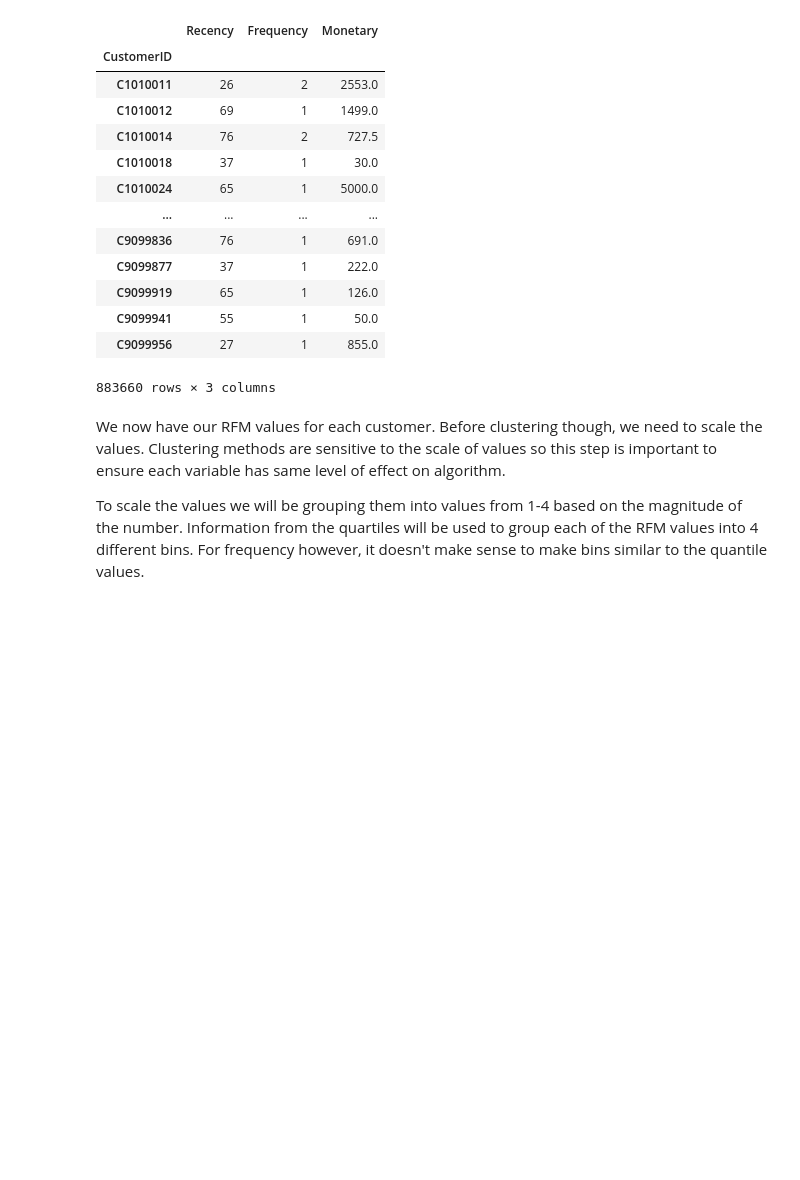
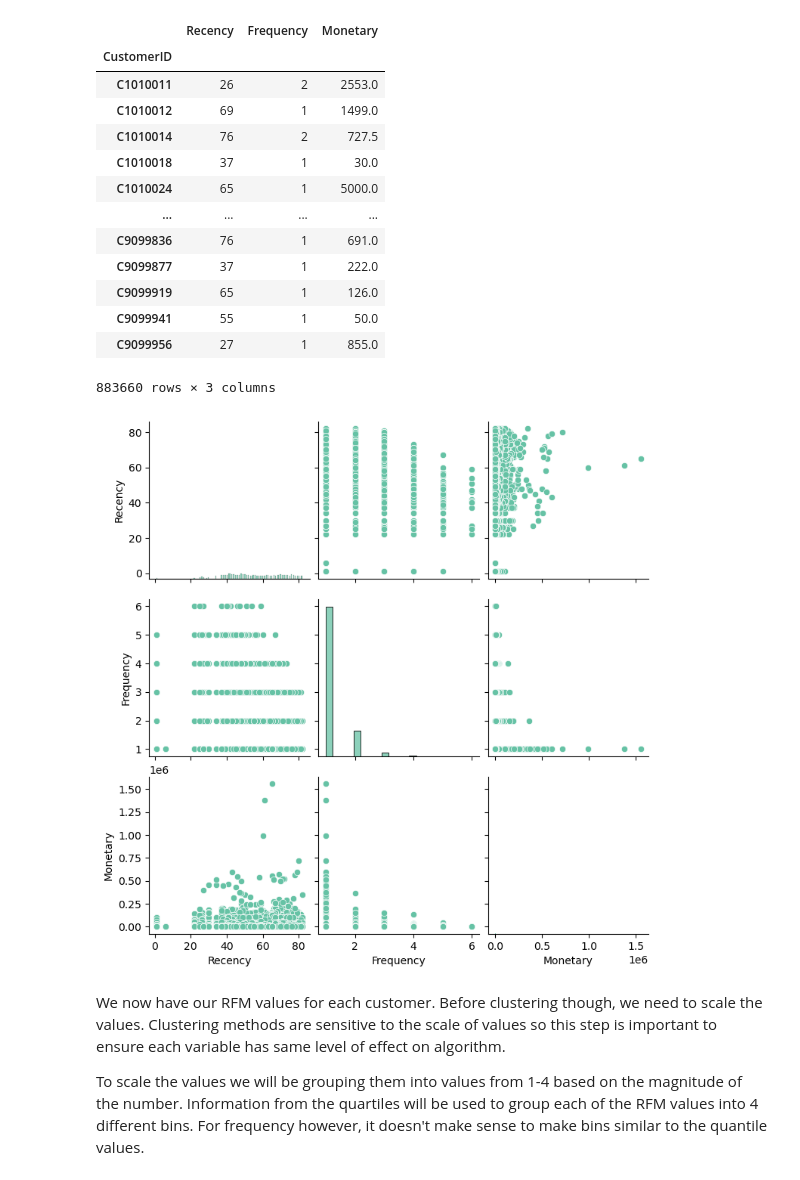
Before and after one commit to grahamgreene88/Behavioural-Segmentation, a Jupyter notebook: Behavioural Customer Segmentation.ipynb, the cells around one changed output. Saved outputs shown, nothing was run; the diff lists cells and outputs as text; code cells hidden in the pictures; blank space fills up the shorter version.

```diff
--- a/Behavioural Customer Segmentation.ipynb
+++ b/Behavioural Customer Segmentation.ipynb
@@ -388,3 +388,8 @@ rfm_df
 | C9099941 | 55 | 1 | 50.0 |
 | C9099956 | 27 | 1 | 855.0 |
 883660 rows × 3 columns
+# %%
+sns.pairplot(data=rfm_df)
+plt.show()
+# %% [output]
+[figure, added]
```
Also changed, not shown: parts of 2 cells of this notebook.
